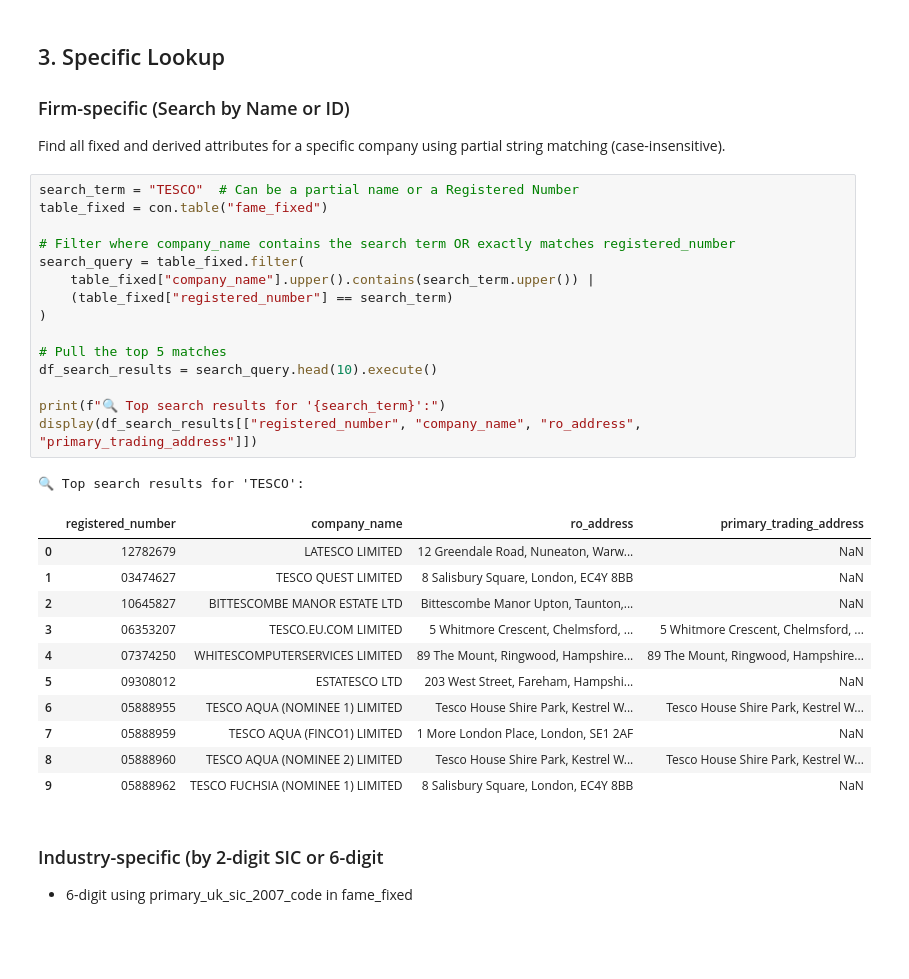
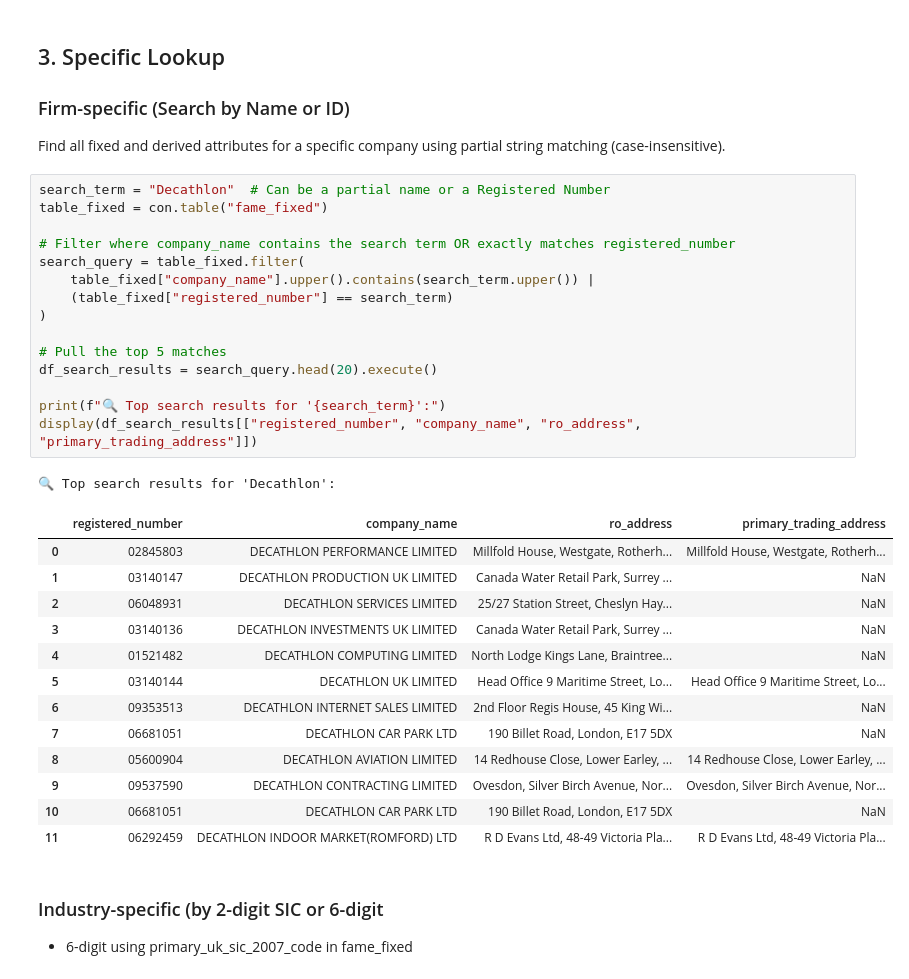
Before and after one commit to aloysiuslip/ucl-diss-ECON0079, a Jupyter notebook: build/src/main_0_inspect.ipynb, the cells around one changed output. Drawn from its saved outputs; the diff is of its cells as text; blank space fills up the shorter version.

```diff
--- a/build/src/main_0_inspect.ipynb
+++ b/build/src/main_0_inspect.ipynb
@@ -221,33 +221,35 @@ display(df_sample)
 ### Firm-specific (Search by Name or ID)
 Find all fixed and derived attributes for a specific company using partial string matching (case-insensitive).
 # %%
-search_term = "TESCO"  # Can be a partial name or a Registered Number
+search_term = "Decathlon"  # Can be a partial name or a Registered Number
 table_fixed = con.table("fame_fixed")
 
 # Filter where company_name contains the search term OR exactly matches registered_number
 search_query = table_fixed.filter(
     table_fixed["company_name"].upper().contains(search_term.upper()) |
     (table_fixed["registered_number"] == search_term)
 )
 
 # Pull the top 5 matches
-df_search_results = search_query.head(10).execute()
+df_search_results = search_query.head(20).execute()
 
 print(f"🔍 Top search results for '{search_term}':")
 display(df_search_results[["registered_number", "company_name", "ro_address", "primary_trading_address"]])
 # %% [output]
-🔍 Top search results for 'TESCO':
+🔍 Top search results for 'Decathlon':
 |  | registered_number | company_name | ro_address | primary_trading_address |
-| 0 | 12782679 | LATESCO LIMITED | 12 Greendale Road, Nuneaton, Warw... | NaN |
-| 1 | 03474627 | TESCO QUEST LIMITED | 8 Salisbury Square, London, EC4Y 8BB | NaN |
-| 2 | 10645827 | BITTESCOMBE MANOR ESTATE LTD | Bittescombe Manor Upton, Taunton,... | NaN |
-| 3 | 06353207 | TESCO.EU.COM LIMITED | 5 Whitmore Crescent, Chelmsford, ... | 5 Whitmore Crescent, Chelmsford, ... |
-| 4 | 07374250 | WHITESCOMPUTERSERVICES LIMITED | 89 The Mount, Ringwood, Hampshire... | 89 The Mount, Ringwood, Hampshire... |
-| 5 | 09308012 | ESTATESCO LTD | 203 West Street, Fareham, Hampshi... | NaN |
-| 6 | 05888955 | TESCO AQUA (NOMINEE 1) LIMITED | Tesco House Shire Park, Kestrel W... | Tesco House Shire Park, Kestrel W... |
-| 7 | 05888959 | TESCO AQUA (FINCO1) LIMITED | 1 More London Place, London, SE1 2AF | NaN |
-| 8 | 05888960 | TESCO AQUA (NOMINEE 2) LIMITED | Tesco House Shire Park, Kestrel W... | Tesco House Shire Park, Kestrel W... |
-| 9 | 05888962 | TESCO FUCHSIA (NOMINEE 1) LIMITED | 8 Salisbury Square, London, EC4Y 8BB | NaN |
+| 0 | 02845803 | DECATHLON PERFORMANCE LIMITED | Millfold House, Westgate, Rotherh... | Millfold House, Westgate, Rotherh... |
+| 1 | 03140147 | DECATHLON PRODUCTION UK LIMITED | Canada Water Retail Park, Surrey ... | NaN |
+| 2 | 06048931 | DECATHLON SERVICES LIMITED | 25/27 Station Street, Cheslyn Hay... | NaN |
+| 3 | 03140136 | DECATHLON INVESTMENTS UK LIMITED | Canada Water Retail Park, Surrey ... | NaN |
+| 4 | 01521482 | DECATHLON COMPUTING LIMITED | North Lodge Kings Lane, Braintree... | NaN |
+| 5 | 03140144 | DECATHLON UK LIMITED | Head Office 9 Maritime Street, Lo... | Head Office 9 Maritime Street, Lo... |
+| 6 | 09353513 | DECATHLON INTERNET SALES LIMITED | 2nd Floor Regis House, 45 King Wi... | NaN |
+| 7 | 06681051 | DECATHLON CAR PARK LTD | 190 Billet Road, London, E17 5DX | NaN |
+| 8 | 05600904 | DECATHLON AVIATION LIMITED | 14 Redhouse Close, Lower Earley, ... | 14 Redhouse Close, Lower Earley, ... |
+| 9 | 09537590 | DECATHLON CONTRACTING LIMITED | Ovesdon, Silver Birch Avenue, Nor... | Ovesdon, Silver Birch Avenue, Nor... |
+| 10 | 06681051 | DECATHLON CAR PARK LTD | 190 Billet Road, London, E17 5DX | NaN |
+| 11 | 06292459 | DECATHLON INDOOR MARKET(ROMFORD) LTD | R D Evans Ltd, 48-49 Victoria Pla... | R D Evans Ltd, 48-49 Victoria Pla... |
 # %% [markdown]
 ### Industry-specific (by 2-digit SIC or 6-digit
 - 6-digit using primary_uk_sic_2007_code in fame_fixed
```
Also changed, not shown: parts of 4 cells of this notebook, 6 other files.
